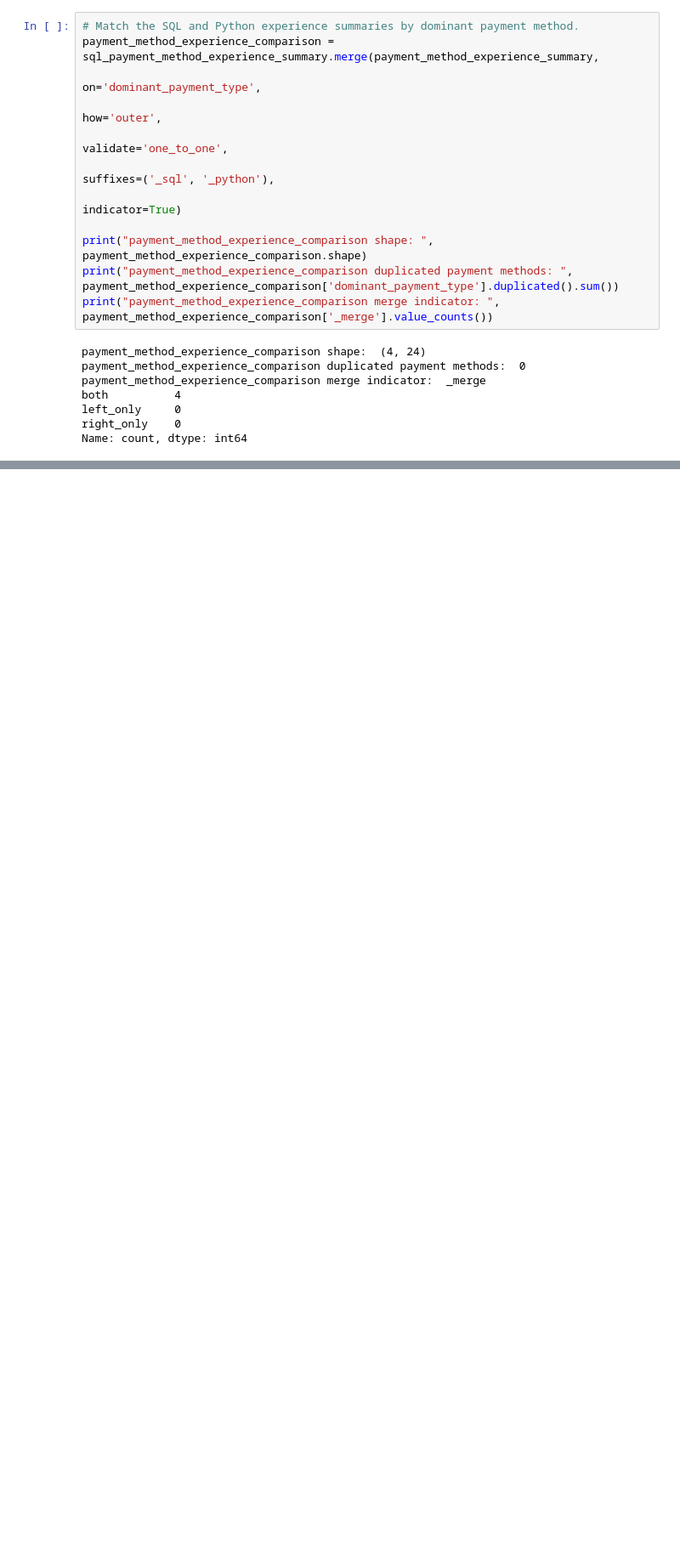
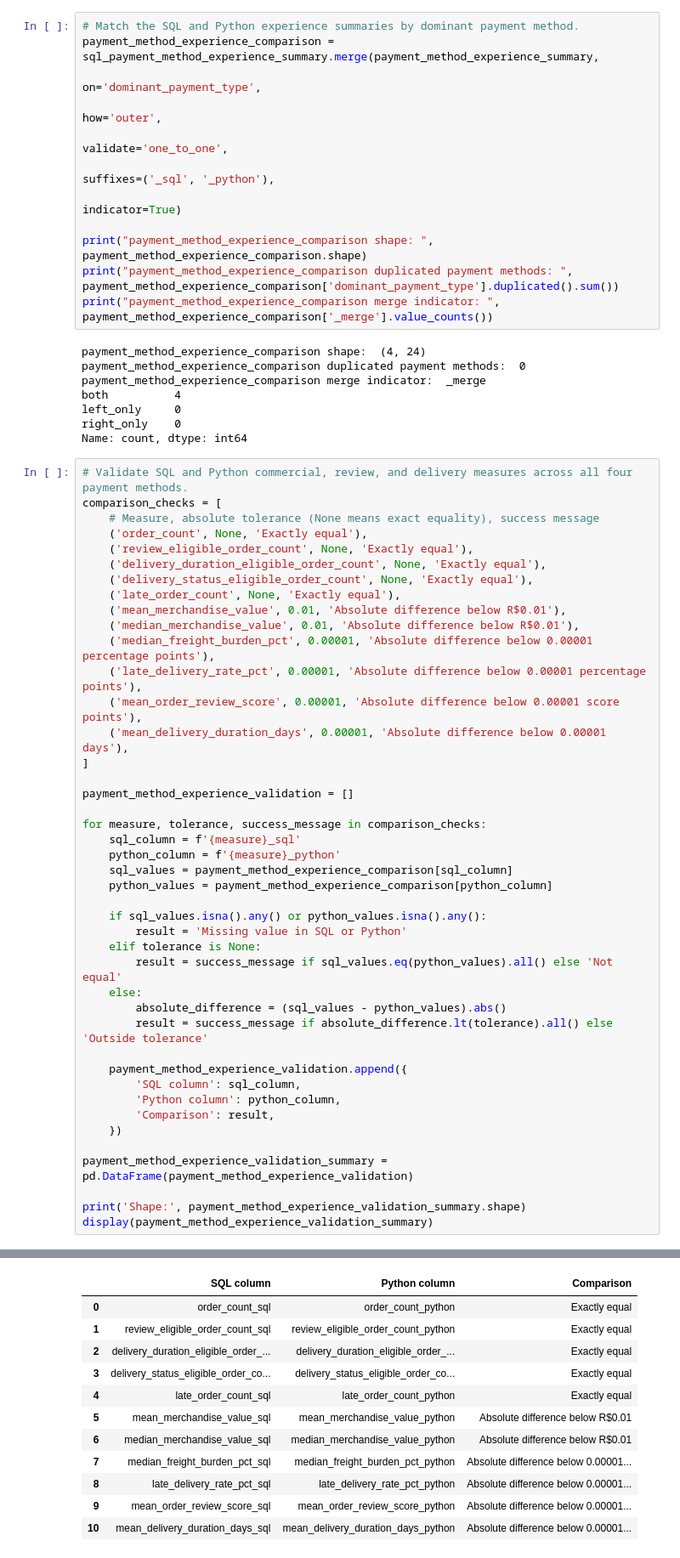
Before and after one commit to Yash1thHJ/DataAnalyst, a Jupyter notebook: notebooks/07_payment_and_commercial_analysis.ipynb, the cells around one changed output, grey strips where cells are left out. Shown at 85% size. Drawn from its saved outputs; the diff is of its cells as text; blank space fills up the shorter version.

Commit message:
Reconcile payment-method commercial and delivery metrics across SQL and Python - missing sections

```diff
--- a/notebooks/07_payment_and_commercial_analysis.ipynb
+++ b/notebooks/07_payment_and_commercial_analysis.ipynb
@@ -3242,3 +3242,47 @@ both          4
 left_only     0
 right_only    0
 Name: count, dtype: int64
+# %%
+# Validate SQL and Python commercial, review, and delivery measures across all four payment methods.
+comparison_checks = [
+    # Measure, absolute tolerance (None means exact equality), success message
+    ('order_count', None, 'Exactly equal'),
+    ('review_eligible_order_count', None, 'Exactly equal'),
+    ('delivery_duration_eligible_order_count', None, 'Exactly equal'),
+    ('delivery_status_eligible_order_count', None, 'Exactly equal'),
+    ('late_order_count', None, 'Exactly equal'),
+    ('mean_merchandise_value', 0.01, 'Absolute difference below R$0.01'),
+    ('median_merchandise_value', 0.01, 'Absolute difference below R$0.01'),
+    ('median_freight_burden_pct', 0.00001, 'Absolute difference below 0.00001 percentage points'),
+    ('late_delivery_rate_pct', 0.00001, 'Absolute difference below 0.00001 percentage points'),
+    ('mean_order_review_score', 0.00001, 'Absolute difference below 0.00001 score points'),
+    ('mean_delivery_duration_days', 0.00001, 'Absolute difference below 0.00001 days'),
+]
+
+payment_method_experience_validation = []
+
+for measure, tolerance, success_message in comparison_checks:
+    sql_column = f'{measure}_sql'
+    python_column = f'{measure}_python'
+    sql_values = payment_method_experience_comparison[sql_column]
+    python_values = payment_method_experience_comparison[python_column]
+
+    if sql_values.isna().any() or python_values.isna().any():
+        result = 'Missing value in SQL or Python'
+    elif tolerance is None:
+        result = success_message if sql_values.eq(python_values).all() else 'Not equal'
+    else:
+        absolute_difference = (sql_values - python_values).abs()
+        result = success_message if absolute_difference.lt(tolerance).all() else 'Outside tolerance'
+
+    payment_method_experience_validation.append({
+        'SQL column': sql_column,
+        'Python column': python_column,
+        'Comparison': result,
+    })
+
+payment_method_experience_validation_summary = pd.DataFrame(payment_method_experience_validation)
+
+print('Shape:', payment_method_experience_validation_summary.shape)
+display(payment_method_experience_validation_summary)
+# %% [output]
@@ -3244,0 +3290,12 @@ Name: count, dtype: int64
+|  | SQL column | Python column | Comparison |
+| 0 | order_count_sql | order_count_python | Exactly equal |
+| 1 | review_eligible_order_count_sql | review_eligible_order_count_python | Exactly equal |
+| 2 | delivery_duration_eligible_order_... | delivery_duration_eligible_order_... | Exactly equal |
+| 3 | delivery_status_eligible_order_co... | delivery_status_eligible_order_co... | Exactly equal |
+| 4 | late_order_count_sql | late_order_count_python | Exactly equal |
+| 5 | mean_merchandise_value_sql | mean_merchandise_value_python | Absolute difference below R$0.01 |
+| 6 | median_merchandise_value_sql | median_merchandise_value_python | Absolute difference below R$0.01 |
+| 7 | median_freight_burden_pct_sql | median_freight_burden_pct_python | Absolute difference below 0.00001... |
+| 8 | late_delivery_rate_pct_sql | late_delivery_rate_pct_python | Absolute difference below 0.00001... |
+| 9 | mean_order_review_score_sql | mean_order_review_score_python | Absolute difference below 0.00001... |
+| 10 | mean_delivery_duration_days_sql | mean_delivery_duration_days_python | Absolute difference below 0.00001... |
```
Also changed, not shown: parts of 2 cells of this notebook.
